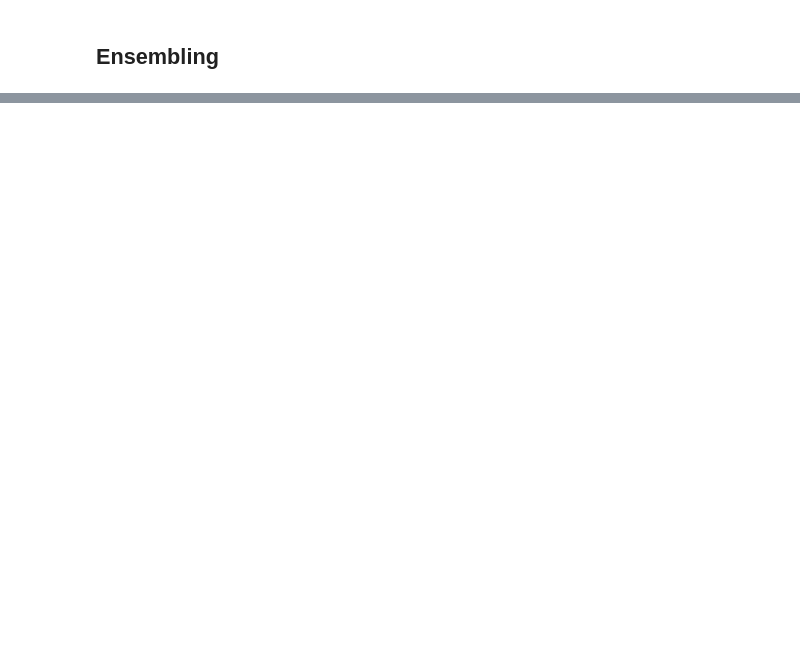
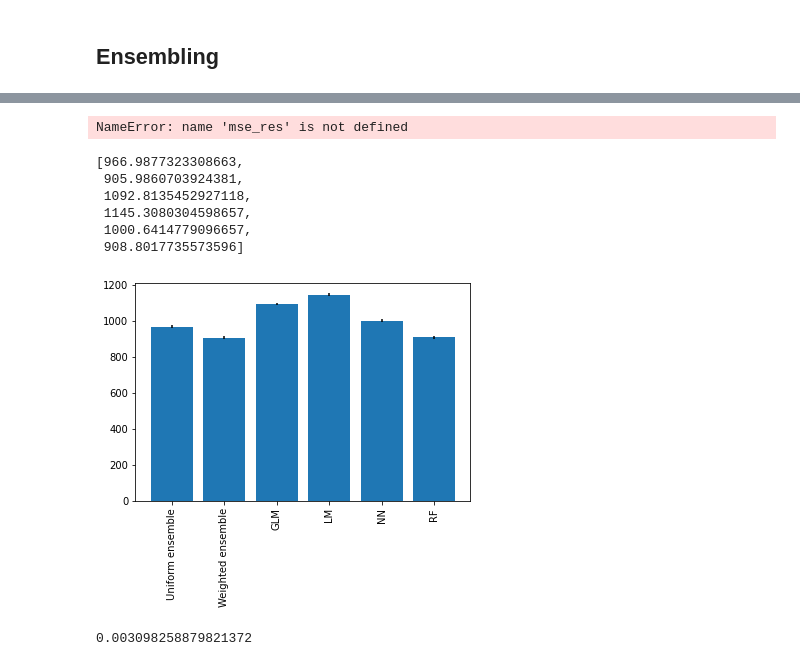
Before and after one commit to Llamrei/car_data_analysis, a Jupyter notebook: ensemble.ipynb, the cells around one changed output, grey strips where cells are left out. Cells and saved outputs as stored; diff of their text form; code cells hidden in the pictures; blank space fills up the shorter version.

```diff
--- a/ensemble.ipynb
+++ b/ensemble.ipynb
@@ -315,0 +224,55 @@ for scale, _, ensemble in mse_weighted:
+# %%
+eval_data = test
+
+w_weights = pd.merge(eval_data, pd.DataFrame({"weight":weights["mae"][4722]}),
+                                 how="left",
+                                 left_on=["exp", "method"],
+                                right_on=["exp", "method"])
+# Get weighted prediction
+w_weights["weighted_prediction"] = w_weights["prediction"]*w_weights["weight"]
+weighted_ensemble = w_weights.groupby(["exp","id"]).agg({
+'price' : 'mean',
+'prediction' : 'mean',
+'weighted_prediction' : 'sum', # This is where we apply ensembling scheme, weighting will add to 1
+'method' : 'count',
+})
+
+grouped = eval_data.groupby(["id", "exp"])
+
+mean_ensemble = grouped.agg({
+    'price' : 'mean',
+    'prediction' : 'mean', # This is where we apply ensembling scheme
+    'method' : 'count',
+})
+
+# Get MSE of weighted predictions
+mae_res = weighted_ensemble.groupby("exp").apply(lambda x: _mae(x["price"], x["weighted_prediction"]))
+mae_me = mean_ensemble.groupby("exp").apply(lambda x: _mae(x["price"], x["prediction"]))
+mae_iso = eval_data.groupby(["exp","method"]).apply(lambda x: _mae(x["price"], x["prediction"]) )
+# %%
+rf = eval_data.groupby(["method","id"]).mean().loc["RF"]
+# best_models = [mse_res, mse_me, rf]
+best_models = [rf, mean_ensemble, mse_res]
+# %% [output]
+NameError: name 'mse_res' is not defined
+# %%
+bars = ["Uniform ensemble", "Weighted ensemble" ,*mae_iso.mean(level="method").keys()]
+pos = range(len(bars))
+height = [mae_me.mean(), mae_res.mean(), *mae_iso.mean(level="method").to_list()]
+errs = [mae_me.std(), mae_res.std(), *mae_iso.std(level="method").to_list()]
+# %%
+plt.bar(pos, height, yerr=errs)
+plt.xticks(pos, bars, rotation=90)
+height
+# %% [output]
+[966.9877323308663,
+ 905.9860703924381,
+ 1092.8135452927118,
+ 1145.3080304598657,
+ 1000.6414779096657,
+ 908.8017735573596]
+[figure, added]
+# %%
+((height[-1] - height[1])/height[-1])
+# %% [output]
+0.003098258879821372
```
Also changed, not shown: parts of 22 cells of this notebook.
